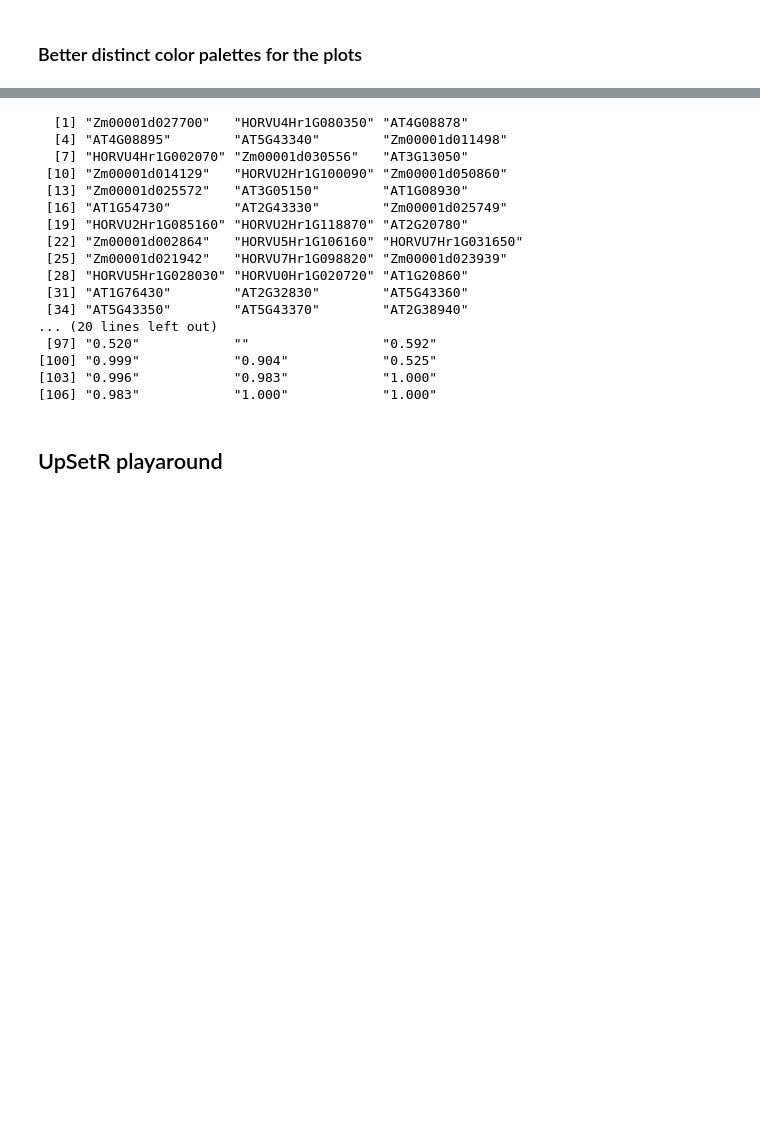
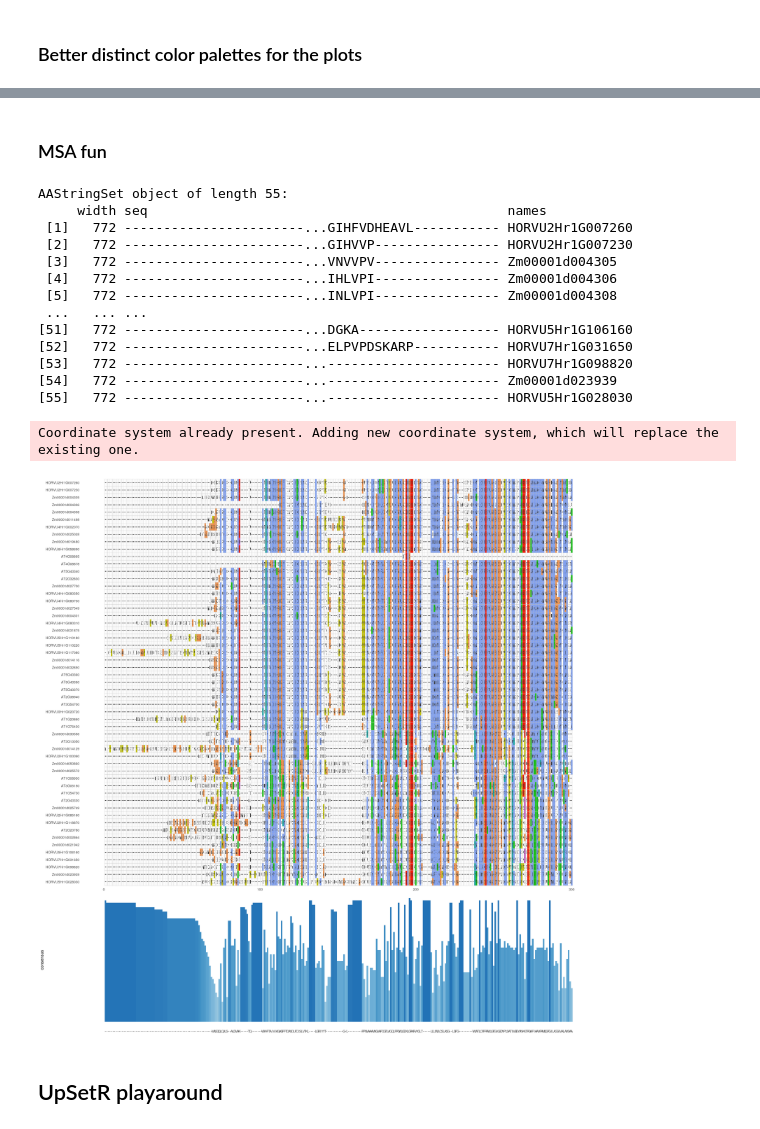
Before and after one commit to tgstoecker/A2TEA.WebApp, a Jupyter notebook: shiny_tests.ipynb, the cells around one changed output, grey strips where cells are left out. Drawn from its saved outputs; the diff is of its cells as text; code cells hidden in the pictures; blank space fills up the shorter version.

```diff
--- a/shiny_tests.ipynb
+++ b/shiny_tests.ipynb
@@ -1220,21 +1126,0 @@ Warning message:
-# %%
-gOTU <- groupOTU(p_OTU, el_split, 'HOG')
-gOTU$data$
-# %% [output]
-  [1] "Zm00001d027700"   "HORVU4Hr1G080350" "AT4G08878"
-  [4] "AT4G08895"        "AT5G43340"        "Zm00001d011498"
-  [7] "HORVU4Hr1G002070" "Zm00001d030556"   "AT3G13050"
- [10] "Zm00001d014129"   "HORVU2Hr1G100090" "Zm00001d050860"
- [13] "Zm00001d025572"   "AT3G05150"        "AT1G08930"
- [16] "AT1G54730"        "AT2G43330"        "Zm00001d025749"
- [19] "HORVU2Hr1G085160" "HORVU2Hr1G118870" "AT2G20780"
- [22] "Zm00001d002864"   "HORVU5Hr1G106160" "HORVU7Hr1G031650"
- [25] "Zm00001d021942"   "HORVU7Hr1G098820" "Zm00001d023939"
- [28] "HORVU5Hr1G028030" "HORVU0Hr1G020720" "AT1G20860"
- [31] "AT1G76430"        "AT2G32830"        "AT5G43360"
- [34] "AT5G43350"        "AT5G43370"        "AT2G38940"
-... (20 lines left out)
- [97] "0.520"            ""                 "0.592"
-[100] "0.999"            "0.904"            "0.525"
-[103] "0.996"            "0.983"            "1.000"
-[106] "0.983"            "1.000"            "1.000"
@@ -1292,0 +1132,54 @@ ggvenn(genotypeList, stroke_linetype = 2, text_size = 5, set_name_color = "navy"
+# %% [markdown]
+### MSA fun
+# %%
+options(repr.plot.width=20, repr.plot.height=20)
+options(warn = 2)
+
+load(file = "A2TEA_finished.RData")
+#validObject(HYPOTHESES.a2tea$hypothesis_1@expanded_OGs$N0.HOG0000207@tree)
+
+a <- HYPOTHESES.a2tea$hypothesis_1@expanded_OGs$N0.HOG0000207@blast_table$qseqid_name
+# second: get number of genes in HOG
+b <- HYPOTHESES.a2tea$hypothesis_1@expanded_OGs$N0.HOG0000207@num_genes_HOG
+# third: get first n unique elements of vector = all genes in HOG
+#unique(a)[1:b]
+
+#available_msa()
+#HYPOTHESES.a2tea$hypothesis_1@expanded_OGs$N0.HOG0000234@fasta_files[[1]][1]
+# protein_sequences <- system.file("extdata", "sample.fasta", package = "ggmsa")
+#ggmsa(protein_sequences, 300, 350, color = "Clustal", font = "DroidSansMono", char_width = 0.5, seq_name = T )
+
+
+
+my_msa <- HYPOTHESES.a2tea$hypothesis_1@expanded_OGs$N0.HOG0000207@msa
+my_msa
+#my_tidy_msa <- tidy_msa(my_msa, start = NULL, end = NULL)
+
+#filt_vec <- as_vector(HYPOTHESES.a2tea$hypothesis_1@expanded_OGs$N0.HOG0005781@genes_HOG)
+#filt_vec
+
+#my_msa[filt_vec]
+
+ggmsa(
+    my_msa, 1, 300,
+    color = "Clustal",
+    font = "DroidSansMono",
+    char_width = 0.5,
+    seq_name = TRUE
+     ) + theme(plot.margin = unit(c(100,1,1,1), "cm")) + geom_msaBar()
+# %% [output]
+AAStringSet object of length 55:
+     width seq                                              names
+ [1]   772 -----------------------...GIHFVDHEAVL----------- HORVU2Hr1G007260
+ [2]   772 -----------------------...GIHVVP---------------- HORVU2Hr1G007230
+ [3]   772 -----------------------...VNVVPV---------------- Zm00001d004305
+ [4]   772 -----------------------...IHLVPI---------------- Zm00001d004306
+ [5]   772 -----------------------...INLVPI---------------- Zm00001d004308
+ ...   ... ...
+[51]   772 -----------------------...DGKA------------------ HORVU5Hr1G106160
+[52]   772 -----------------------...ELPVPDSKARP----------- HORVU7Hr1G031650
+[53]   772 -----------------------...---------------------- HORVU7Hr1G098820
+[54]   772 -----------------------...---------------------- Zm00001d023939
+[55]   772 -----------------------...---------------------- HORVU5Hr1G028030
+Coordinate system already present. Adding new coordinate system, which will replace the existing one.
+[figure, added]
```
Also changed, not shown: parts of 40 cells of this notebook.
